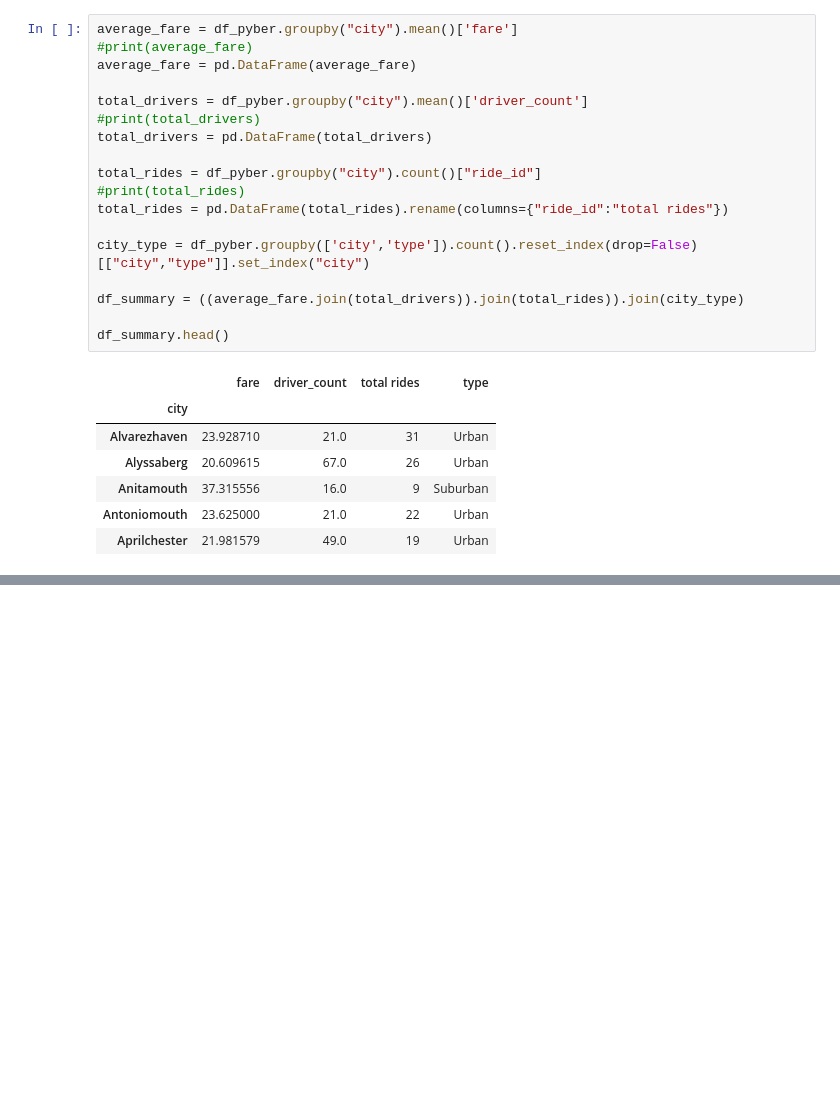
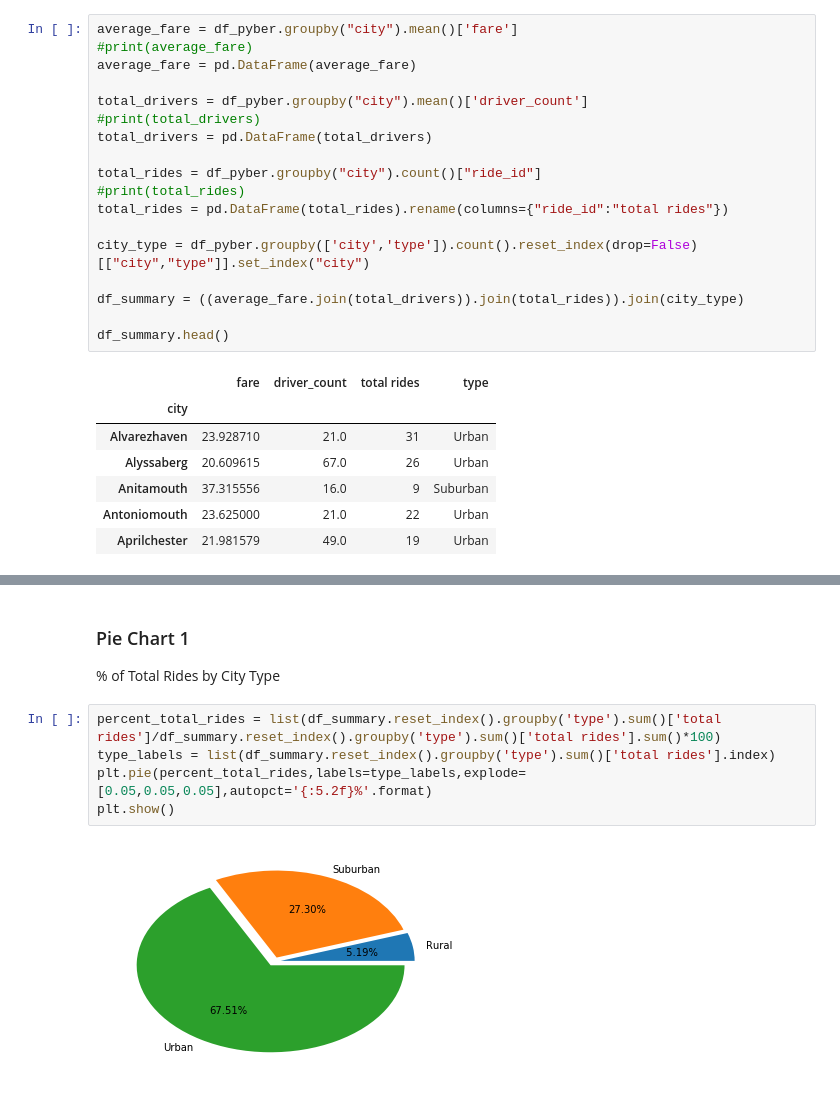
Before and after one commit to paulgarias/ThePowerOfPlots, a Jupyter notebook: Pyber/Analysis.ipynb, the cells around one changed output, grey strips where cells are left out. Saved outputs shown, nothing was run; the diff lists cells and outputs as text; blank space fills up the shorter version.

```diff
--- a/Pyber/Analysis.ipynb
+++ b/Pyber/Analysis.ipynb
@@ -68,0 +77,10 @@ City Type (Urban, Suburban, Rural)
+# %% [markdown]
+### Pie Chart 1
+% of Total Rides by City Type
+# %%
+percent_total_rides = list(df_summary.reset_index().groupby('type').sum()['total rides']/df_summary.reset_index().groupby('type').sum()['total rides'].sum()*100)
+type_labels = list(df_summary.reset_index().groupby('type').sum()['total rides'].index)
+plt.pie(percent_total_rides,labels=type_labels,explode=[0.05,0.05,0.05],autopct='{:5.2f}%'.format)
+plt.show()
+# %% [output]
+[figure, added]
```
Also changed, not shown: parts of 7 cells of this notebook.
